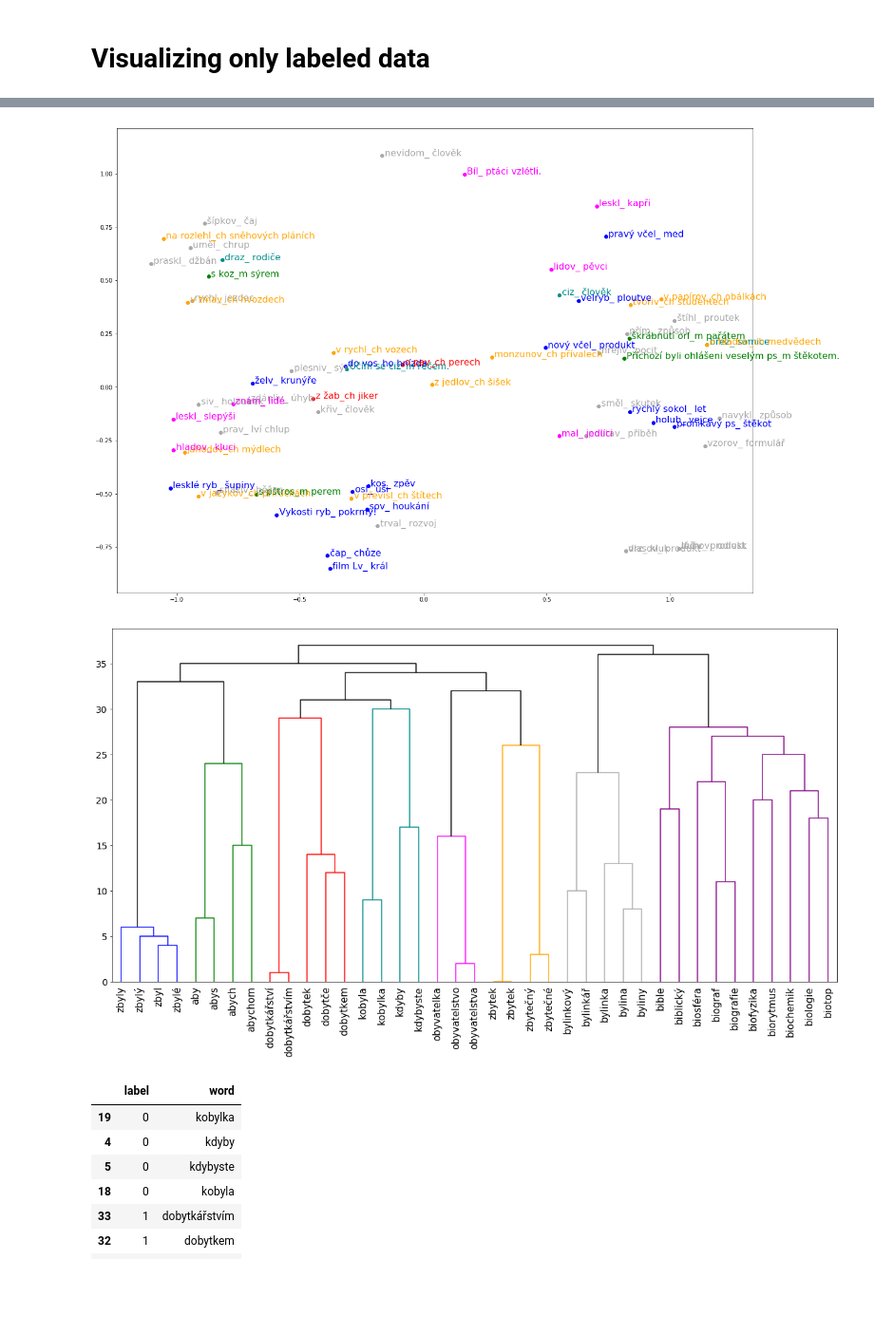
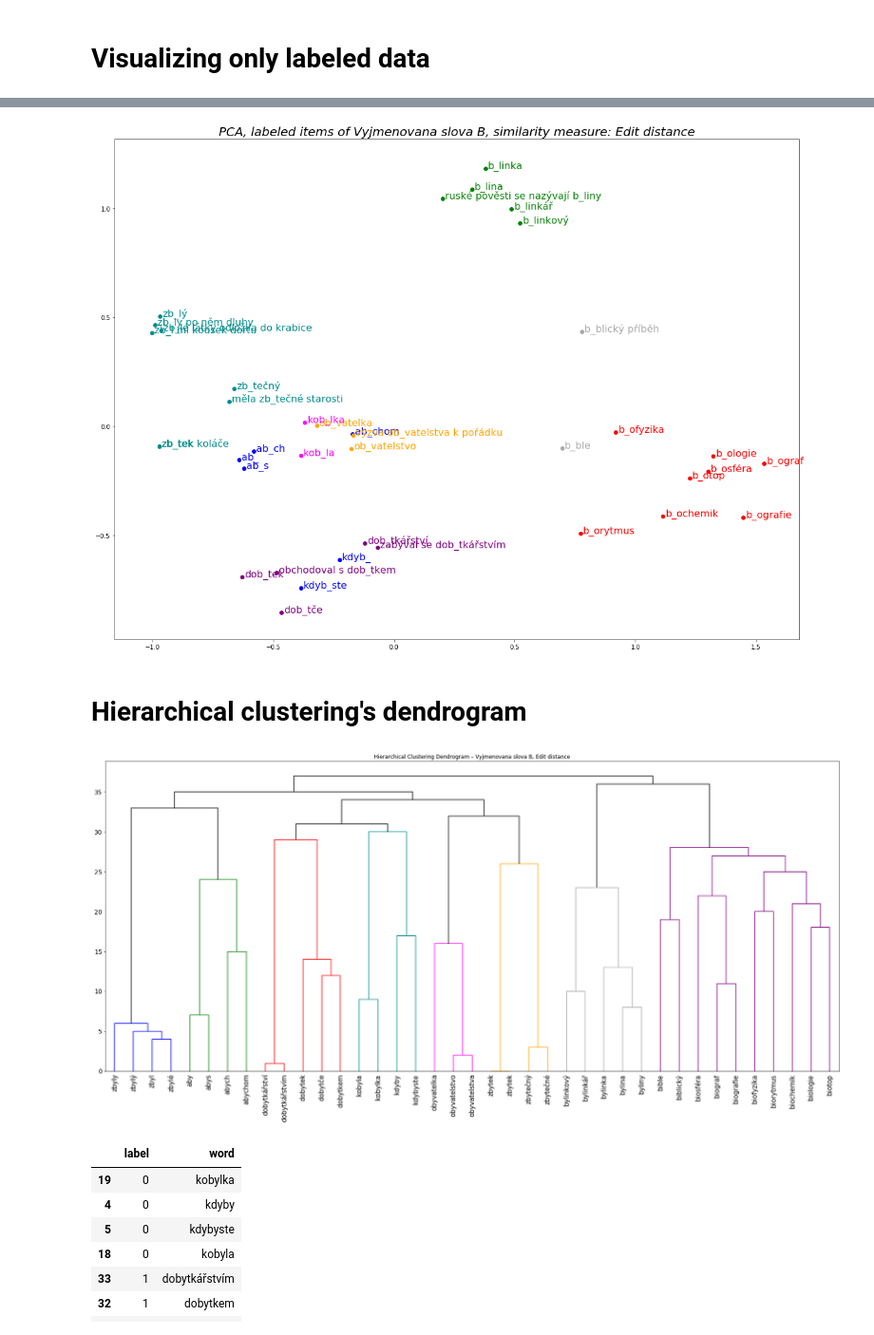
Before and after one commit to danci5/items-projection-thesis, a Jupyter notebook: clustering.ipynb, the cells around one changed output, grey strips where cells are left out. Shown: that part at 95% size. Saved outputs shown, nothing was run; the diff lists cells and outputs as text; code cells hidden in the pictures; blank space fills up the shorter version.

Commit message:
clustering notebook revision completed

```diff
--- a/clustering.ipynb
+++ b/clustering.ipynb
@@ -31,8 +29,0 @@ labeled_word2vec_data = word2vec_data[word2vec_data['manual_label'] != 0]
-# %%
-# all answers which are labeled
-dataset['data']['full_solution'] = get_solutions(dataset['data'], 'full')
-label_data(dataset['data'], dataset['labels'])
-labeled_data = dataset['data'][dataset['data']['manual_label'] != 0]
-
-# all answers which are also in my word2vec model and are labeled
-labeled_data = labeled_data.loc[labeled_data['question_id'].isin(labeled_word2vec_data['question_id'])]
@@ -135,2 +95,0 @@ array([1, 4, 4, 1, 1, 4, 1, 1, 4, 7, 2, 0, 6, 0, 0, 6, 6, 3, 6, 6, 5, 3,
-# %%
-clustering.fit_predict(editdistance)
@@ -152,2 +100,2 @@ question_ids = X.index
 # %%
-labeled_data = labeled_data.set_index('question_id')
+labeled_word2vec_data = labeled_word2vec_data.set_index('question_id')
@@ -292,28 +199,29 @@ pearson1.head()
+# %%
+data = labeled_word2vec_data
 # %%
 from sklearn.decomposition import PCA
 from projections.base_projection import *
 model = PCA(n_components=2)
-result = model.fit_transform(pearson1)
-# create a scatter plot of the projections
+result = model.fit_transform(editdistance)
 x_positions = result[:, 0]
 y_positions = result[:, 1]
-
 colors = ['blue', 'green', 'red', 'darkcyan', 'magenta', 'orange', 'darkgray', 'purple']
 
+data.reset_index(drop=True, inplace=True)
 for i, row in data.iterrows():
     if row['manual_label'] != 0:
         plt.scatter(x_positions[i], y_positions[i], c=colors[row['manual_label'] - 1])
         plt.annotate(row['question'], xy=(x_positions[i]+0.01, y_positions[i]), color=colors[row['manual_label'] - 1], fontsize=16)
     else:
         plt.scatter(x_positions[i], y_positions[i], c='black')
         plt.annotate(row['question'], xy=(x_positions[i]+0.01, y_positions[i]), color='black')
 plt.gcf().set_size_inches(20, 15)
-# plt.title('dataset: Koncovky přídavných jmen, similarity measure: Pearson', fontsize=20, fontstyle='italic')
-# plt.savefig('visualizations/pearson-vis-labeledkoncovky-fontsize16.svg')
+plt.title('PCA, labeled items of Vyjmenovana slova B, similarity measure: Edit distance', fontsize=20, fontstyle='italic')
+# plt.savefig('visualizations/labeleditems-editdistance-vyjmenovanaslovaB.png')
 plt.show()
-# projection = Projection(x_positions, y_positions, data.copy(), data_name='pridjmena', model=model)
-# projection.matplotlib_plot_with_manual_labels(figsize=(20,15), save_path='visualizations/editdistance-withthreshold-vis-%s.png' % dataset['name'], annotate=True)
 # %% [output]
-[figure, old version]
+[figure, new version]
+# %% [markdown]
+# Hierarchical clustering's dendrogram
 # %%
 import numpy as np
@@ -366,17 +244,13 @@ colors = ['blue', 'green', 'red', 'darkcyan', 'magenta', 'orange', 'darkgray', '
 hierarchy.set_link_color_palette(colors)
 # %%
 model = clustering.fit(editdistance)
-#https://github.com/scikit-learn/scikit-learn/blob/70cf4a676caa2d2dad2e3f6e4478d64bcb0506f7/examples/cluster/plot_hierarchical_clustering_dendrogram.py
-plt.title('Hierarchical Clustering Dendrogram')
-plot_dendrogram(model, labels=editdistance.index, color_threshold=31, above_threshold_color='black', leaf_font_size=15, leaf_rotation=90)
-plt.gcf().set_size_inches(20,10)
+plot_dendrogram(model, labels=labels, color_threshold=31, above_threshold_color='black', leaf_font_size=15, leaf_rotation=90)
+plt.gcf().set_size_inches(30,13)
 plt.yticks(fontsize=14)
-# plt.ylabel('distance', fontsize=14)
-plt.title('')
-plt.savefig('hierarchicalclusteriing-editdistance-vyjmenovanaslovab.svg')
+plt.title('Hierarchical Clustering Dendrogram – Vyjmenovana slova B, Edit distance')
 plt.show()
 # %% [output]
-[figure, old version]
+[figure, new version]
 # %%
 model = clustering.fit_predict(editdistance)
 # %%
```
Also changed, not shown: parts of 59 cells of this notebook, 3 other files.
